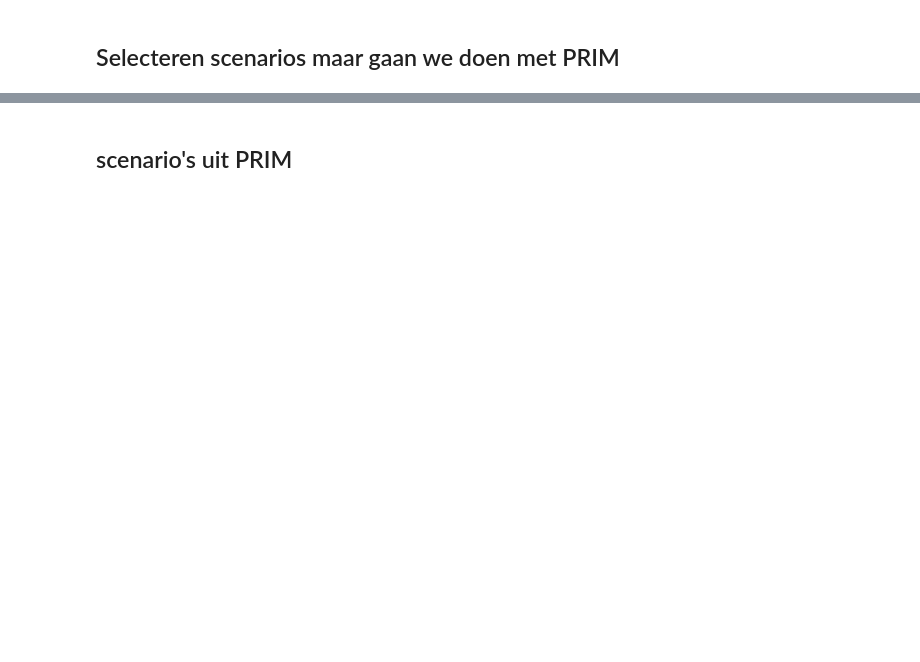
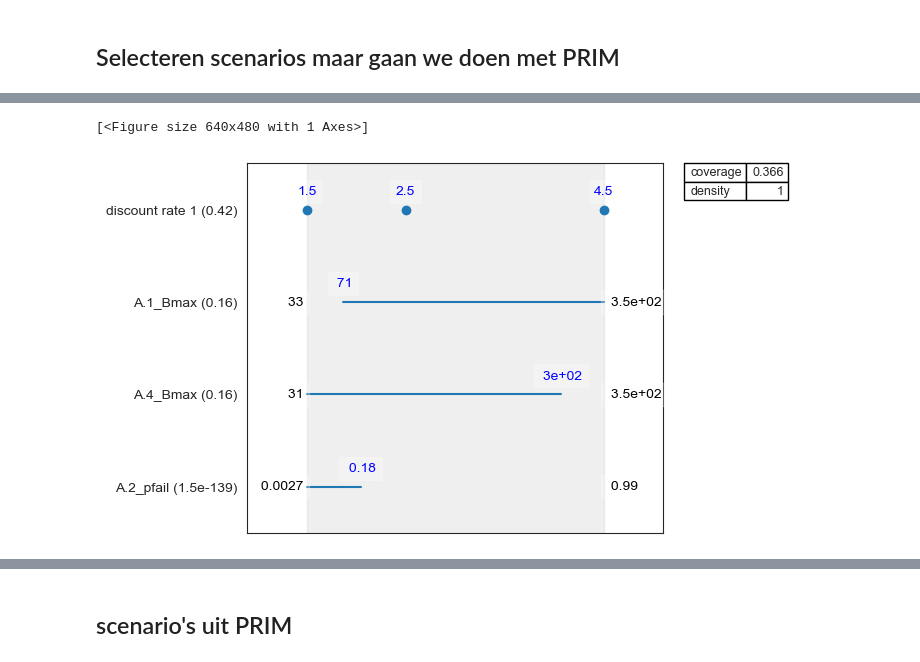
Before and after one commit to jmcbeelen/EPA141A, a Jupyter notebook: final assignment/MORDM.ipynb, the cells around one changed output, grey strips where cells are left out. Drawn from its saved outputs; the diff is of its cells as text; code cells hidden in the pictures; blank space fills up the shorter version.

```diff
--- a/final assignment/MORDM.ipynb
+++ b/final assignment/MORDM.ipynb
@@ -272,0 +479,6 @@ scenarios = [Scenario(f"{index}", **row) for index, row in selected.iterrows()]
+# %%
+# en inspecteer 'm meteen
+box.inspect( style="graph" )
+# %% [output]
+[<Figure size 640x480 with 1 Axes>]
+[figure, added]
```
Also changed, not shown: parts of 49 cells of this notebook, 2 other files.
